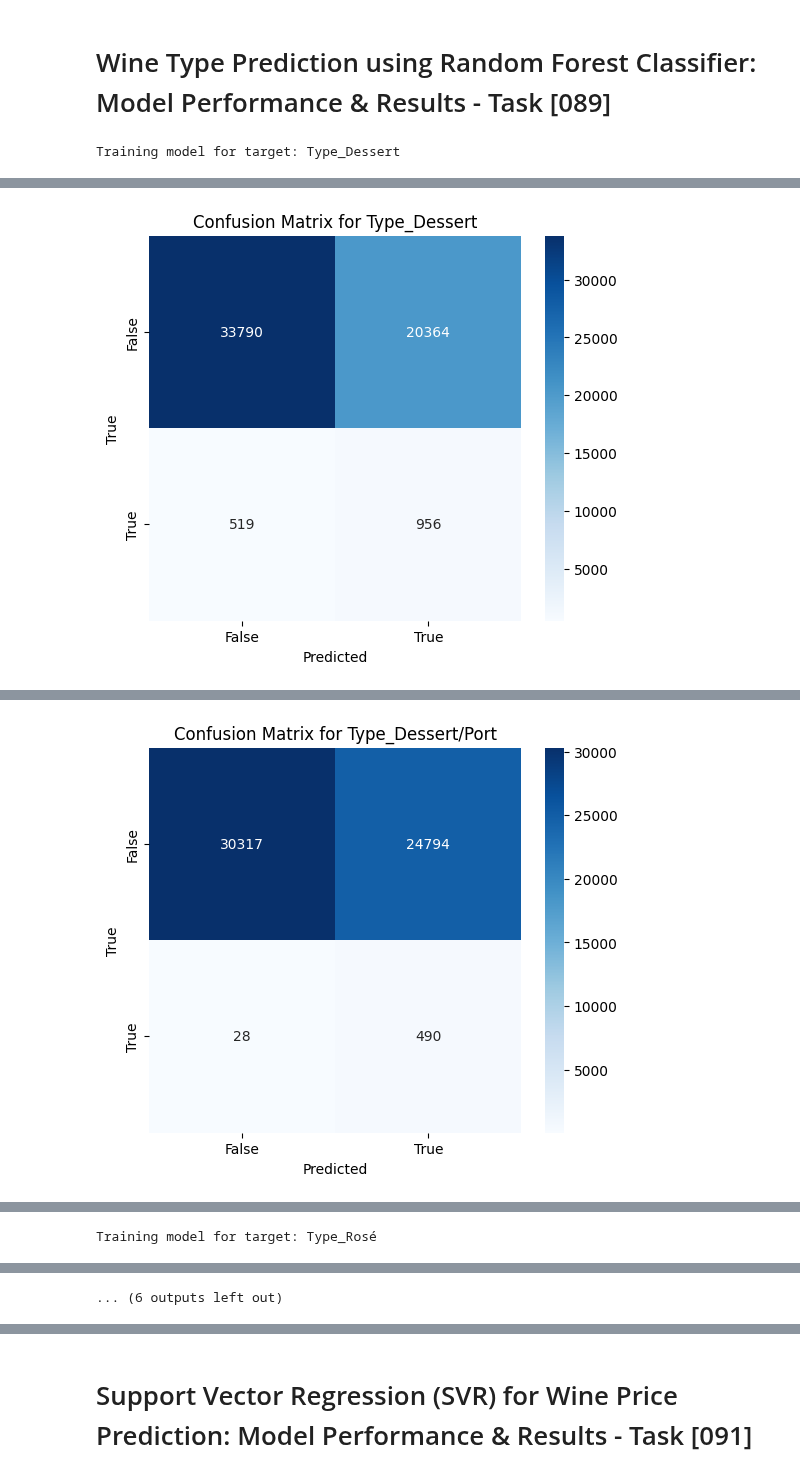
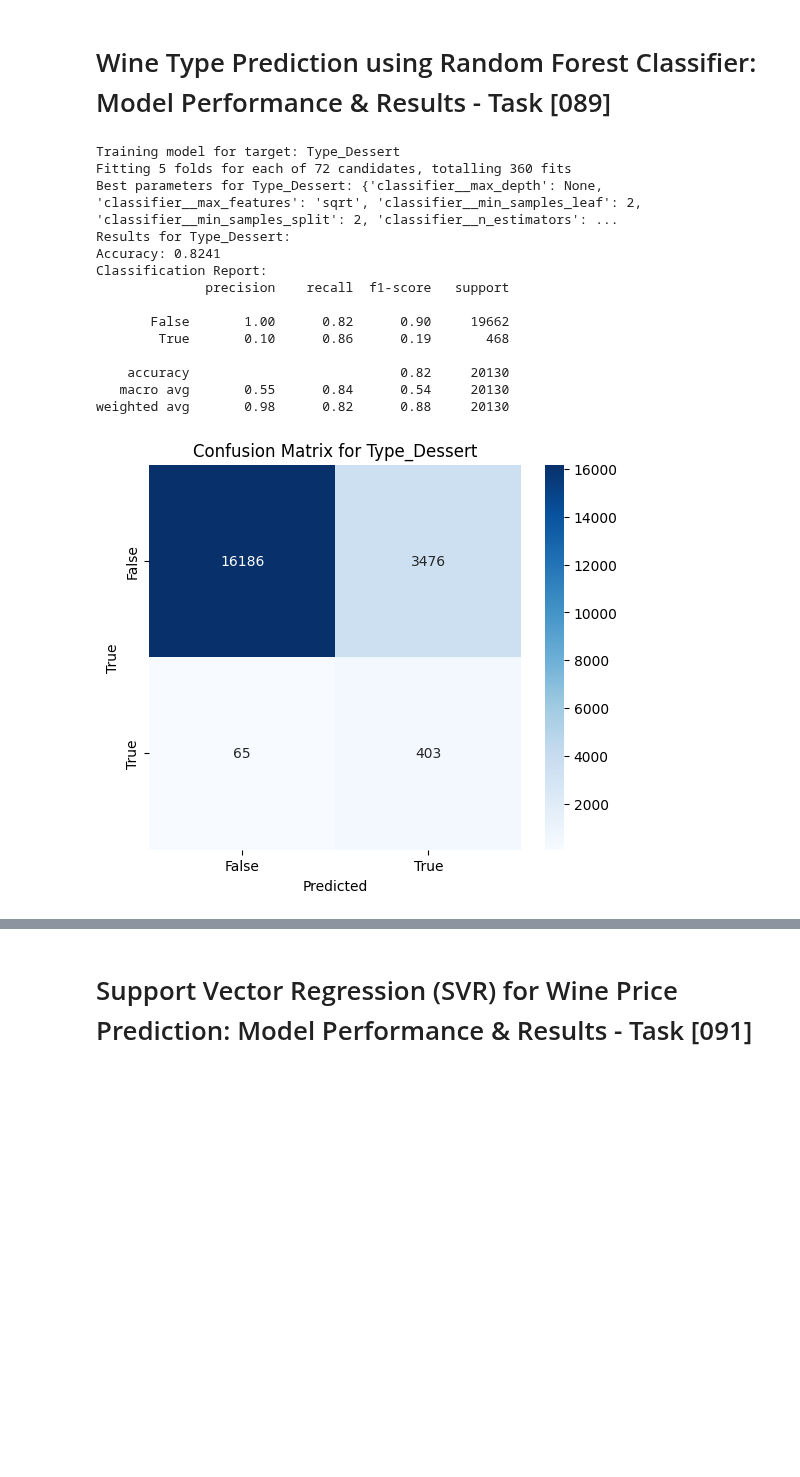
Before and after one commit to SrMasterAD/MEIA_ISEP_TEAM7_2024_2025_Challenge_2, a Jupyter notebook: notebooks/Notebook_Main_AAUT.ipynb, the cells around one changed output, grey strips where cells are left out. Cells and saved outputs as stored; diff of their text form; code cells hidden in the pictures; blank space fills up the shorter version.

Commit message:
<feat>[89] - Updated model evaluation and conclusions with new results

```diff
--- a/notebooks/Notebook_Main_AAUT.ipynb
+++ b/notebooks/Notebook_Main_AAUT.ipynb
@@ -428,14 +428,14 @@ import pandas as pd
 import numpy as np
 import matplotlib.pyplot as plt
 import seaborn as sns
-from sklearn.model_selection import train_test_split
+from sklearn.model_selection import train_test_split, GridSearchCV
 from sklearn.preprocessing import StandardScaler
 from sklearn.ensemble import RandomForestClassifier
 from sklearn.metrics import classification_report, accuracy_score, confusion_matrix
 from sklearn.preprocessing import OneHotEncoder
 from sklearn.compose import ColumnTransformer
 from sklearn.pipeline import Pipeline
-from imblearn.over_sampling import SMOTE
+from imblearn.over_sampling import SMOTE  # SMOTE is imported, ready to use
 
 # Assuming 'encoded_df' is your dataframe after preprocessing
 
@@ -464,45 +464,77 @@ for target_column in target_columns:
     # Step 5: Prepare features and target
     features = encoded_df[feature_columns]
     target = encoded_df[target_column]
 
     # Step 6: Convert boolean columns to integers (0 or 1) if necessary
-    features = features.applymap(lambda x: 1 if x is True else (0 if x is False else x))
+    features = features.apply(lambda col: col.map({True: 1, False: 0}) if col.dtype == 'bool' else col)
 
-    # Split the dataset into training and testing sets (80% training, 20% testing)
+    # Step 7: Split the dataset into training and testing sets (80% training, 20% testing)
     X_train, X_test, y_train, y_test = train_test_split(features, target, test_size=0.2, random_state=42)
 
-    # Step 7: Apply SMOTE to address class imbalance (only if features are numeric)
-    smote = SMOTE(random_state=42)
-    X_resampled, y_resampled = smote.fit_resample(X_train, y_train)
+    # Step 8: Apply SMOTE in the preprocessing pipeline - **commented out**
+    # smote = SMOTE(random_state=42)
+    # X_resampled, y_resampled = smote.fit_resample(X_train, y_train)  # SMOTE applied only to training data
 
-    # Step 8: Create a Random Forest pipeline (combine preprocessor with model)
+    # Step 9: If SMOTE is not used, use the original training data (X_train, y_train)
+    # If SMOTE is needed, uncomment the above lines and this will be replaced by the resampled data
+    X_resampled, y_resampled = X_train, y_train  # Default: No resampling
+
+    # Step 10: Create a Random Forest pipeline (combine preprocessor with model)
     pipeline = Pipeline(steps=[
         ('preprocessor', preprocessor),
-        ('classifier', RandomForestClassifier(n_estimators=100, random_state=42, class_weight='balanced'))
+        ('classifier', RandomForestClassifier(random_state=42, class_weight='balanced'))
     ])
 
-    # Step 9: Train the model
-    pipeline.fit(X_resampled, y_resampled)
+    # Step 11: Hyperparameter tuning using GridSearchCV
+    param_grid = {
+        'classifier__n_estimators': [100, 200],
+        'classifier__max_depth': [None, 10, 20],
+        'classifier__min_samples_split': [2, 5],
+        'classifier__min_samples_leaf': [1, 2],
+        'classifier__max_features': ['sqrt', 'log2', None]  # Corrected valid values
+    }
 
-    # Step 10: Make predictions on the test set
-    y_pred = pipeline.predict(X_test)
+    grid_search = GridSearchCV(pipeline, param_grid, cv=5, n_jobs=-1, verbose=1)
 
-    # Step 11: Evaluate the model's performance
+    # Step 12: Train the model with GridSearchCV
+    grid_search.fit(X_resampled, y_resampled)
+
+    # Step 13: Best model
+    print(f"Best parameters for {target_column}: {grid_search.best_params_}")
+
+    # Step 14: Make predictions on the test set
+    y_pred = grid_search.predict(X_test)
+
+    # Step 15: Evaluate the model's performance
     accuracy = accuracy_score(y_test, y_pred)
     classification_rep = classification_report(y_test, y_pred)
     cm = confusion_matrix(y_test, y_pred)
 
-    # Step 12: Print results
+    # Step 16: Print results
     print(f"Results for {target_column}:")
     print(f"Accuracy: {accuracy:.4f}")
     print(f"Classification Report:\n{classification_rep}")
 
-    # Step 13: Plot Confusion Matrix
+    # Step 17: Plot Confusion Matrix
     plt.figure(figsize=(6, 5))
-    sns.heatmap(cm, annot=True, fmt="d", cmap="Blues", xticklabels=["False", "True"], yticklabels=["False", "True"])
+    sns.heatmap(cm, annot=True, fmt="d", cmap="Blues", xticklabels=np.unique(y_test), yticklabels=np.unique(y_test))
     plt.title(f"Confusion Matrix for {target_column}")
     plt.xlabel("Predicted")
     plt.ylabel("True")
     plt.show()
 # %% [output]
 Training model for target: Type_Dessert
+Fitting 5 folds for each of 72 candidates, totalling 360 fits
+Best parameters for Type_Dessert: {'classifier__max_depth': None, 'classifier__max_features': 'sqrt', 'classifier__min_samples_leaf': 2, 'classifier__min_samples_split': 2, 'classifier__n_estimators': ...
+Results for Type_Dessert:
+Accuracy: 0.8241
+Classification Report:
+              precision    recall  f1-score   support
+
+       False       1.00      0.82      0.90     19662
+        True       0.10      0.86      0.19       468
+
+    accuracy                           0.82     20130
+   macro avg       0.55      0.84      0.54     20130
+weighted avg       0.98      0.82      0.88     20130
+[figure, new version]
@@ -520 +554,0 @@ weighted avg       0.96      0.62      0.75     55629
-[figure, old version]
@@ -533 +584,0 @@ weighted avg       0.99      0.55      0.70     55629
-[figure, old version]
@@ -547 +614,0 @@ weighted avg       0.79      0.75      0.74     55629
-Training model for target: Type_Rosé
@@ -560 +614,0 @@ weighted avg       0.92      0.62      0.73     55629
-... (6 outputs left out)
```
Also changed, not shown: parts of 2 cells of this notebook.
